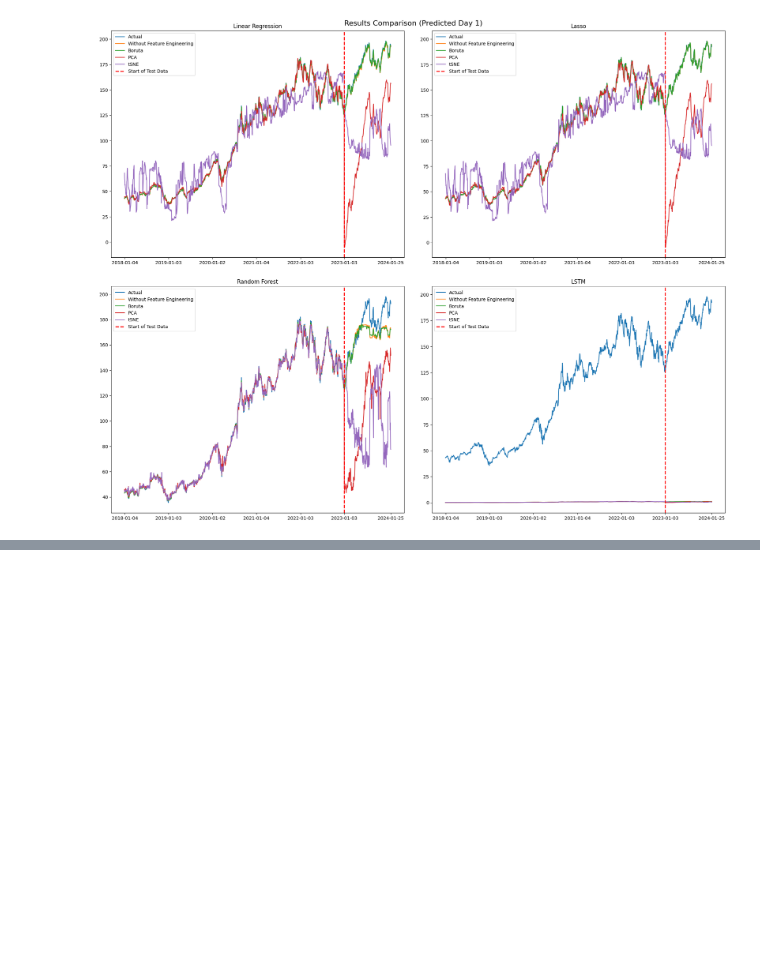
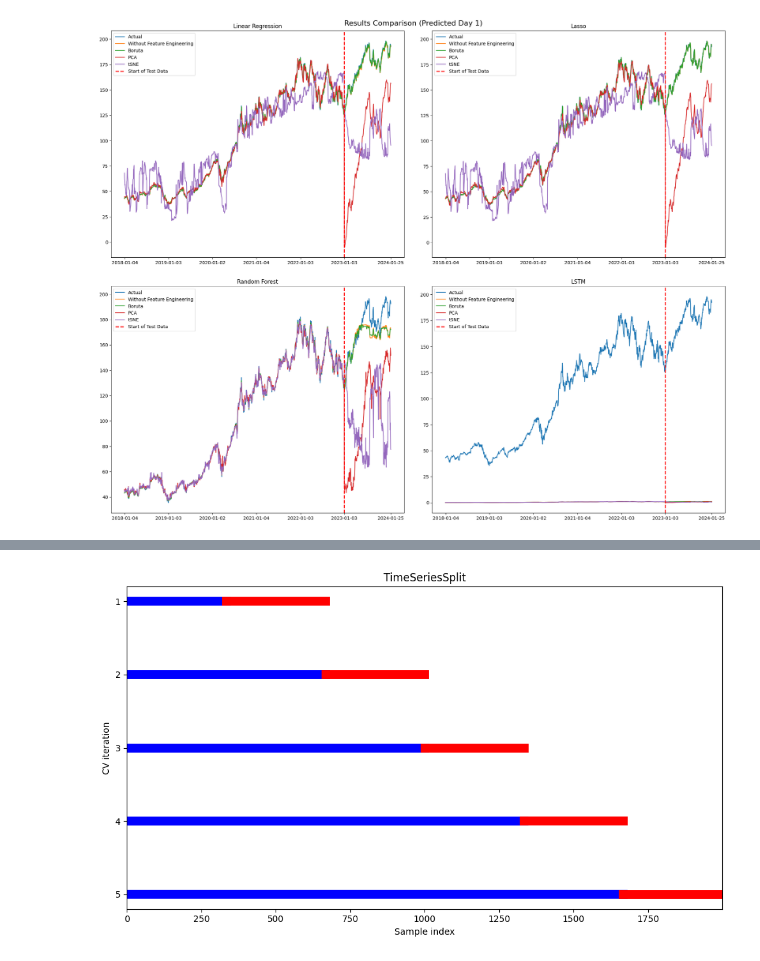
Before and after one commit to QinglinGou/DS5500_Stock_price_prediction, a Jupyter notebook: model_selection.ipynb, the cells around one changed output, grey strips where cells are left out. Cells and saved outputs as stored; diff of their text form; code cells hidden in the pictures; blank space fills up the shorter version.

```diff
--- a/model_selection.ipynb
+++ b/model_selection.ipynb
@@ -126,4 +126,4 @@ def Multiple_models(X_train, y_train, X_test, y_test, cv, verbose):
     # Ensure model_name is defined before this line and has correct mappings
     # Results.index = [model_name[i] for i in range(len(Results))]  # Adjust index mapping based on actual models
 
-    return Results, pred_list
+    return Results, pred_list, scaler_x, scaler_y
@@ -356,0 +667,37 @@ plt.show()
+# %%
+# We will generate the code to create a visualization similar to the provided image, using Python's Matplotlib library.
+
+import matplotlib.pyplot as plt
+from sklearn.model_selection import TimeSeriesSplit
+import numpy as np
+
+# Create a time series dataset
+data = np.arange(2000)
+
+# Set up the TimeSeriesSplit
+tscv = TimeSeriesSplit(n_splits=5)
+
+# Plot the splits
+fig, ax = plt.subplots(figsize=(10, 6))
+for i, (train, test) in enumerate(tscv.split(data), 1):
+    # Plot training indices
+    ax.plot(train, [i] * len(train), 'b', linewidth=10, label='Training set' if i == 1 else "")
+    # Plot testing indices
+    ax.plot(test, [i] * len(test), 'r', linewidth=10, label='Testing set' if i == 1 else "")
+
+# Formatting the plot
+ax.set_xlim([0, data[-1]])
+ax.invert_yaxis()  # Reverse the y-axis to count folds from top to bottom
+ax.set_xlabel('Sample index')
+ax.set_ylabel('CV iteration')
+ax.set_yticks(range(1, 6))
+ax.set_yticklabels(range(1, 6))
+ax.set_title('TimeSeriesSplit')
+
+
+# Display the plot
+
+plt.tight_layout()
+plt.show()
+# %% [output]
+[figure, added]
```
Also changed, not shown: parts of 16 cells of this notebook, 12 other files.
